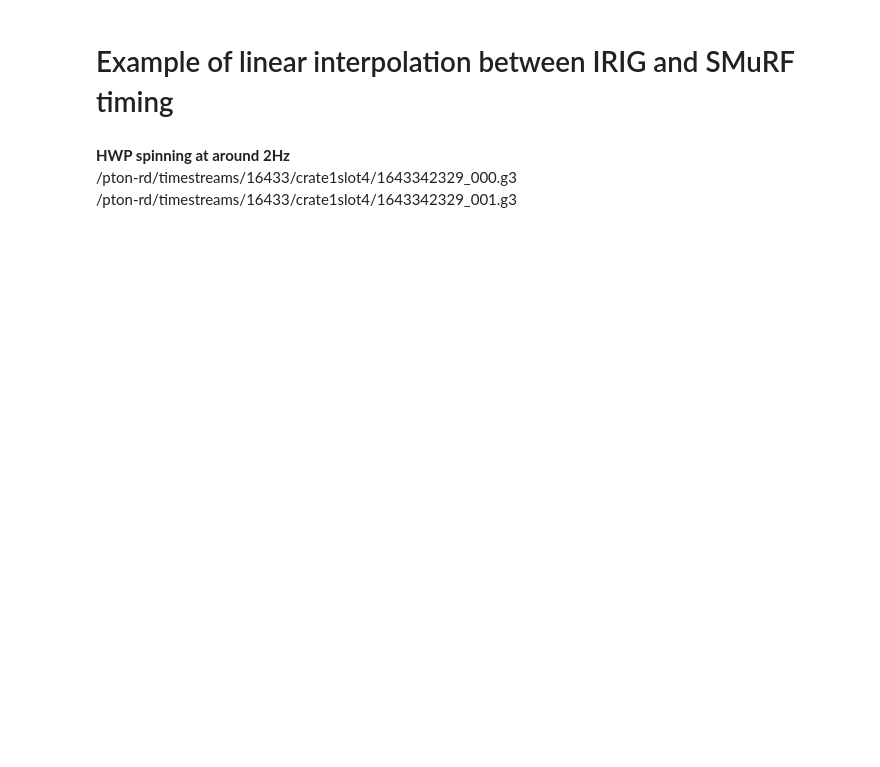
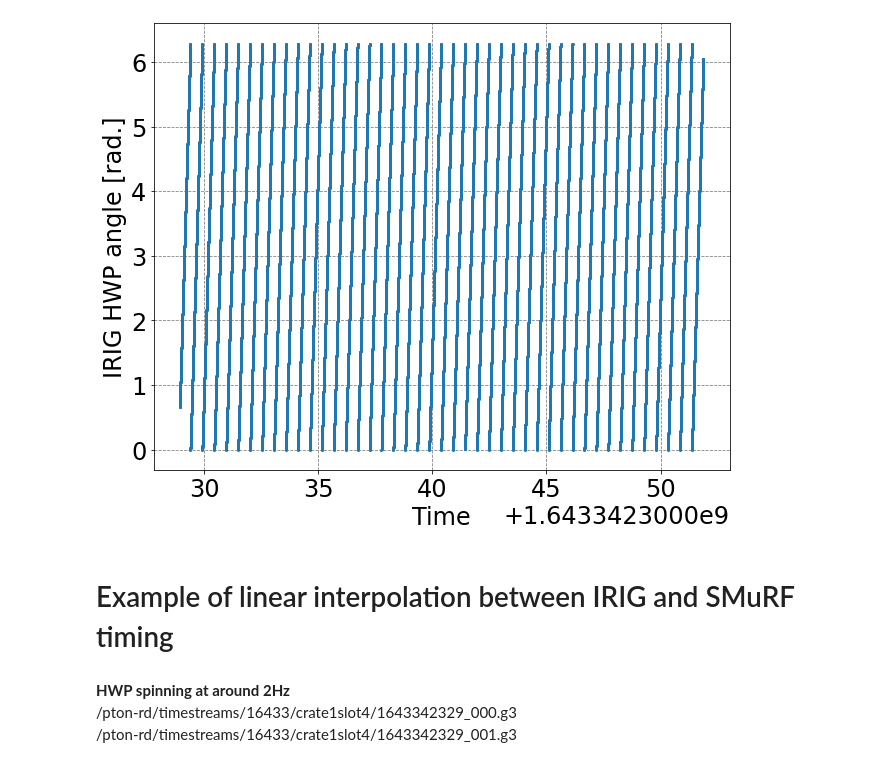
Before and after one commit to yukisakurai/sotodlib, a Jupyter notebook: sotodlib/io/G3tHWP_example.ipynb, the cells around one changed output. Cells and saved outputs as stored; diff of their text form; code cells hidden in the pictures; blank space fills up the shorter version.

```diff
--- a/sotodlib/io/G3tHWP_example.ipynb
+++ b/sotodlib/io/G3tHWP_example.ipynb
@@ -74,3 +96,13 @@ angle = data["hwp.hwp_angle"][1]
+# %%
+n = 50000
+plt.figure(figsize=(10,8))
+plt.xlabel('Time')
+plt.ylabel('IRIG HWP angle [rad.]')
+idx = np.where(solved['locked'])
+plt.plot(output_data[0][0][:n],output_data[0][1][:n],'.',markersize=4)
+plt.show()
+# %% [output]
+[figure, added]
 # %% [markdown]
 # Example of linear interpolation between IRIG and SMuRF timing
 # %% [markdown]
```
Also changed, not shown: parts of 27 cells of this notebook, 1 other file.
